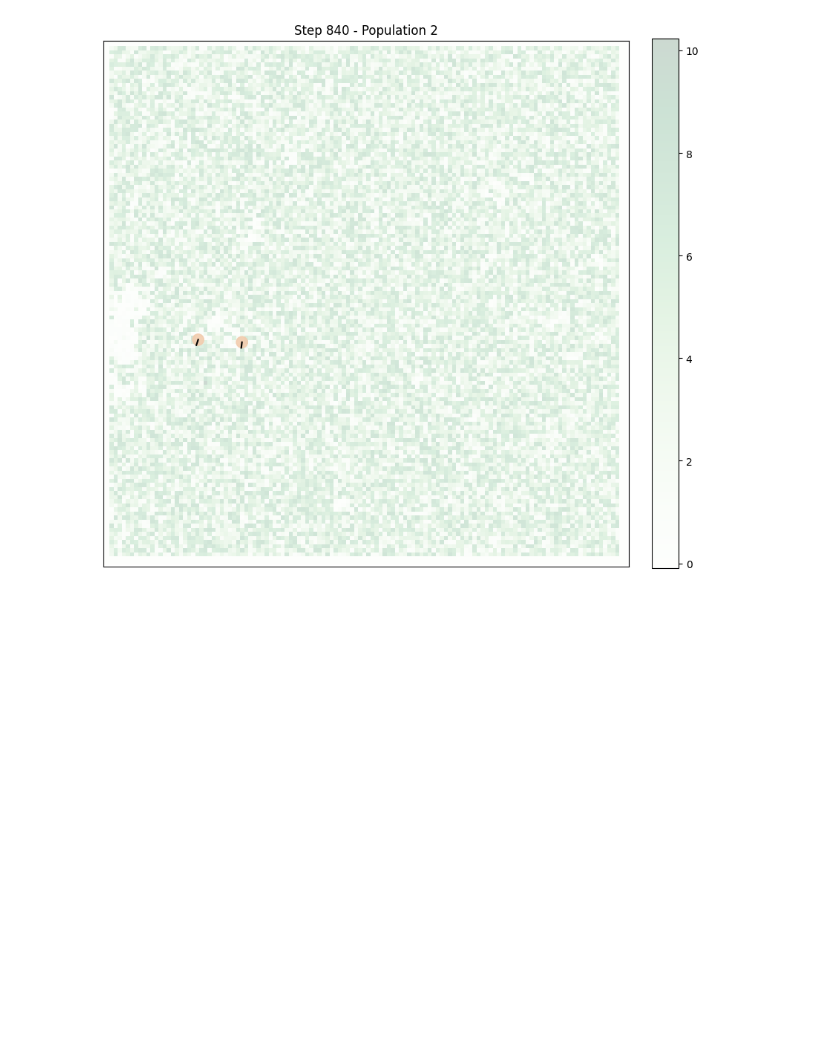
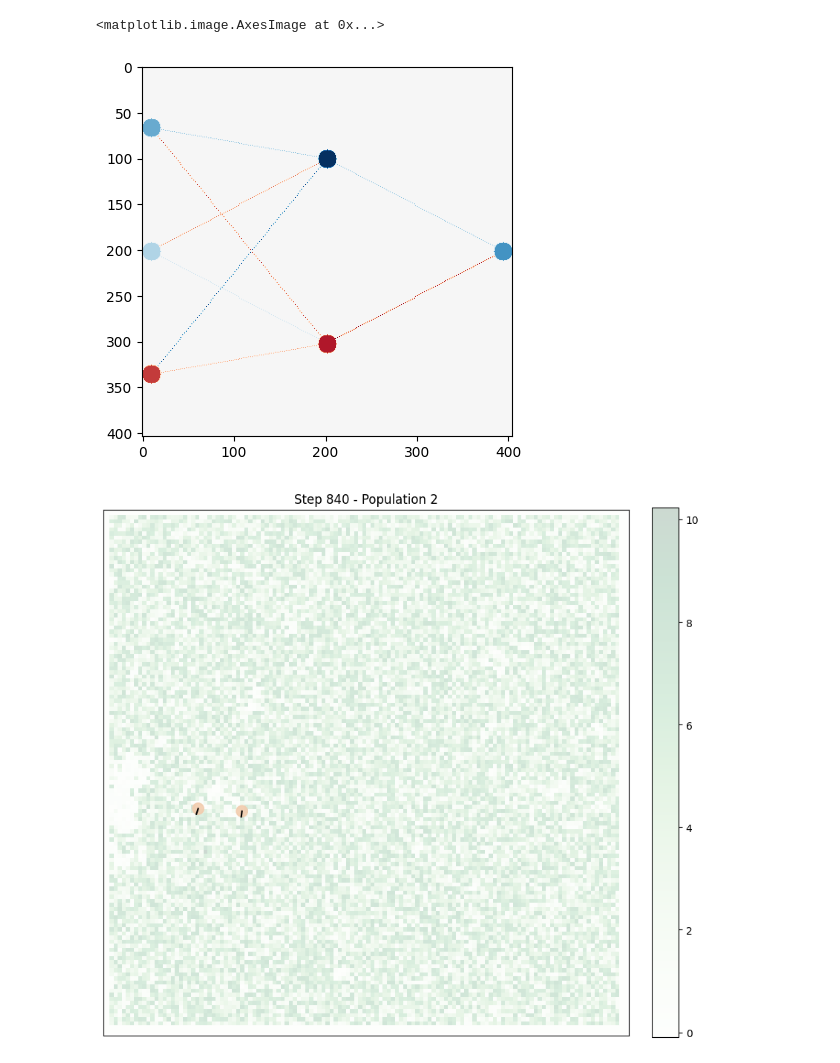
Before and after one commit to JacksonKaunismaa/evolution, a Jupyter notebook: base.ipynb, the cells around one changed output. Saved outputs shown, nothing was run; the diff lists cells and outputs as text; code cells hidden in the pictures; blank space fills up the shorter version.

```diff
--- a/base.ipynb
+++ b/base.ipynb
@@ -23,3 +39,10 @@ from evolution import config
+# %%
+activations = [torch.tensor([0.5, 0.3, -0.7]), torch.tensor([1.0, -0.8]), torch.tensor([0.6])]
+brain_visual.fast_update_image(image_tensor, indices, activations)
+plt.imshow(image_tensor.numpy(), cmap='RdBu')
+# %% [output]
+<matplotlib.image.AxesImage at 0x...>
+[figure, added]
 # %%
 cfg = config.Config(food_sight=2, max_creatures=2048, food_cover_decr=0.01, attack_dist_bonus=1)
 _, game = gworld.main(cfg)
```
Also changed, not shown: parts of 2 cells of this notebook, 7 other files.
